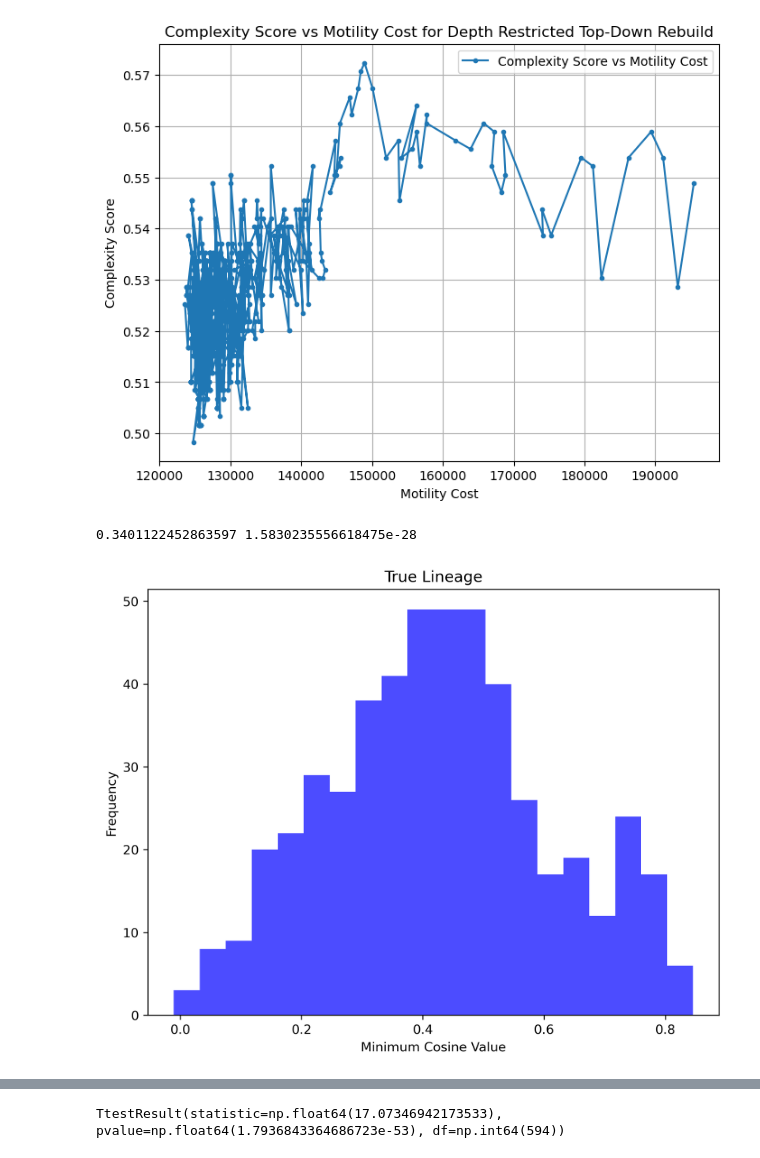
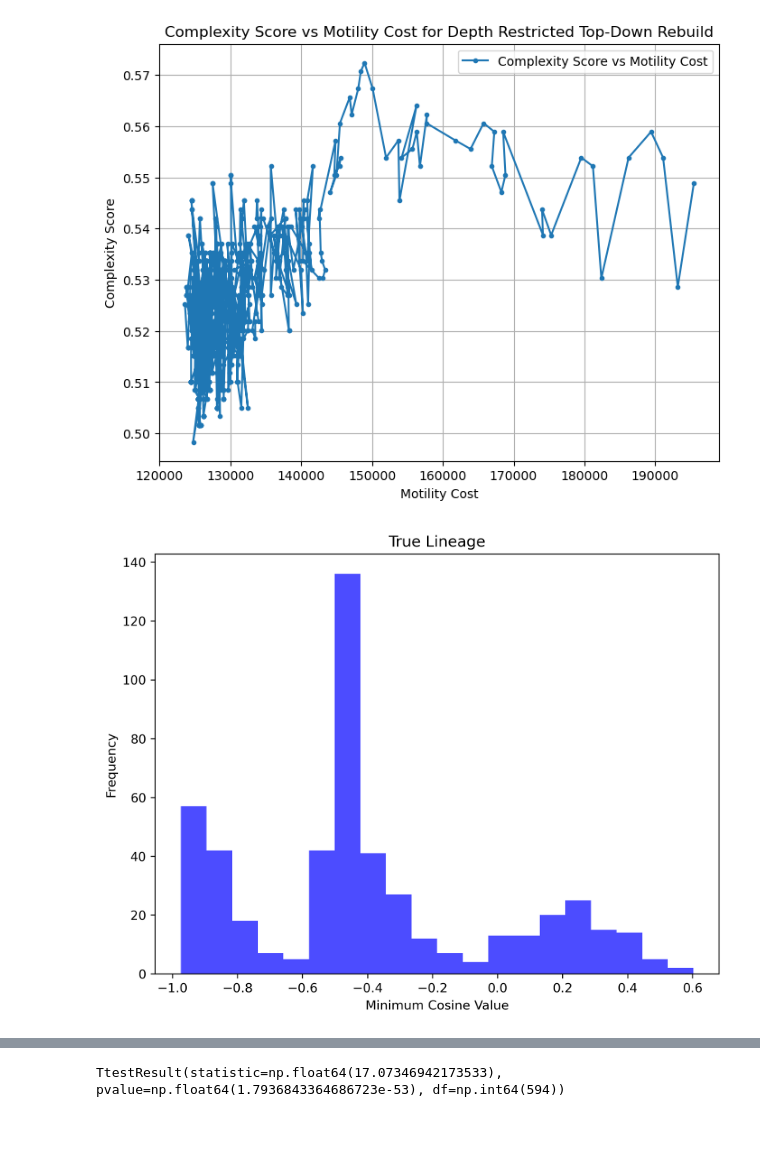
Before and after one commit to IcyFermion/embryogenesis, a Jupyter notebook: pareto_core.ipynb, the cells around one changed output, grey strips where cells are left out. Saved outputs shown, nothing was run; the diff lists cells and outputs as text; code cells hidden in the pictures; blank space fills up the shorter version.

Commit message:
more tracking data

```diff
--- a/pareto_core.ipynb
+++ b/pareto_core.ipynb
@@ -33,8 +33,8 @@ lineage_exp_df = pd.read_csv("data/protein/aggregated_all/s3_pca_10d.csv", index
 lineage_exp_df = lineage_exp_df.fillna(0)
 # binarize lineage_exp_df, making every value > 3.2 as 1, otherwise 0
 # lineage_exp_df = (lineage_exp_df > 3.2).astype(int)
-tracking_df_all = pd.read_csv("./data/embryo2/tracks.txt", sep="\t")
-tracking_time_cutoff = 247
+tracking_df_all = pd.read_csv("./data/embryo1/tracks.txt", sep="\t")
+tracking_time_cutoff = 255
 tracking_scale = 0.1625
 tracking_df = tracking_df_all.loc[tracking_df_all["t"] <= tracking_time_cutoff]
 untracked_nodes = ["P0", "AB", "P1"]
@@ -406,7 +421,3 @@ r, p = spearmanr(depth_restricted_top_down_rebuild_complexity_scores, pareto_exp
-# %%
-print(r, p)
-# %% [output]
-0.3401122452863597 1.5830235556618475e-28
 # %%
 
 terminal_lineage_ids = [opt.lineage_tree.lineage_id_mapping[tree_id] for tree_id in opt.terminal_tree_ids]
@@ -442,13 +453,13 @@ for path in terminal_path_lists:
 # %%
 # plot a histogram of mean_cosines
 plt.figure(figsize=(8, 6))
-plt.hist(mean_cosines, bins=20, color='blue', alpha=0.7)
+plt.hist(min_cosines, bins=20, color='blue', alpha=0.7)
 plt.xlabel('Minimum Cosine Value')
 plt.ylabel('Frequency')
 plt.title('True Lineage')
 plt.show()
 # %% [output]
-[figure, old version]
+[figure, new version]
 # %%
 
 plt.figure(figsize=(8, 6))
```
Also changed, not shown: parts of 22 cells of this notebook, 3 other files.
